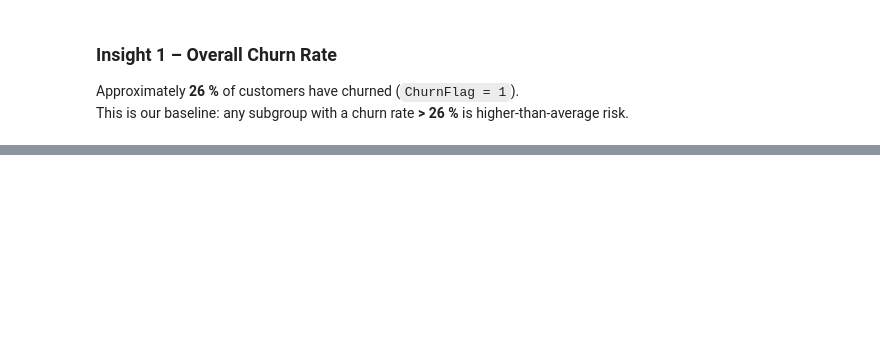
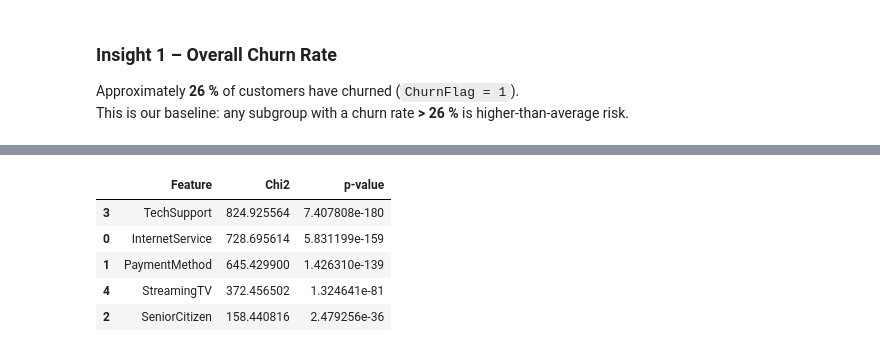
Before and after one commit to wissalzoghbi/data-career-portfolio, a Jupyter notebook: data_analysis/telco_customer_churn/notebooks/eda_telco_customer_churn.ipynb, the cells around one changed output, grey strips where cells are left out. Cells and saved outputs as stored; diff of their text form; code cells hidden in the pictures; blank space fills up the shorter version.

Commit message:
Keep README.md, update churn EDA notebook

```diff
--- a/data_analysis/telco_customer_churn/notebooks/eda_telco_customer_churn.ipynb
+++ b/data_analysis/telco_customer_churn/notebooks/eda_telco_customer_churn.ipynb
@@ -108,0 +251,9 @@ This is our baseline: any subgroup with a churn rate **> 26 %** is higher-than-a
+# %%
+# Chi-square test: Contract vs Churn
+contingency = pd.crosstab(df['Contract'], df['Churn'])
+chi2, p, dof, expected = chi2_contingency(contingency)
+
+print(f"Chi-square statistic: {chi2:.3f}")
+print(f"p-value (full precision): {p:.3e}")   # e-notation
+print("\nContingency table:")
+display(contingency)
@@ -108,0 +275,15 @@ This is our baseline: any subgroup with a churn rate **> 26 %** is higher-than-a
+# %%
+results = []
+for col in ['InternetService', 'PaymentMethod', 'SeniorCitizen',
+            'TechSupport', 'StreamingTV']:
+    chi2, p, *_ = chi2_contingency(pd.crosstab(df[col], df['Churn']))
+    results.append((col, chi2, p))
+
+pd.DataFrame(results, columns=['Feature', 'Chi2', 'p-value']).sort_values('p-value')
+# %% [output]
+|  | Feature | Chi2 | p-value |
+| 3 | TechSupport | 824.925564 | 7.407808e-180 |
+| 0 | InternetService | 728.695614 | 5.831199e-159 |
+| 1 | PaymentMethod | 645.429900 | 1.426310e-139 |
+| 4 | StreamingTV | 372.456502 | 1.324641e-81 |
+| 2 | SeniorCitizen | 158.440816 | 2.479256e-36 |
```
Also changed, not shown: parts of 14 cells of this notebook.
